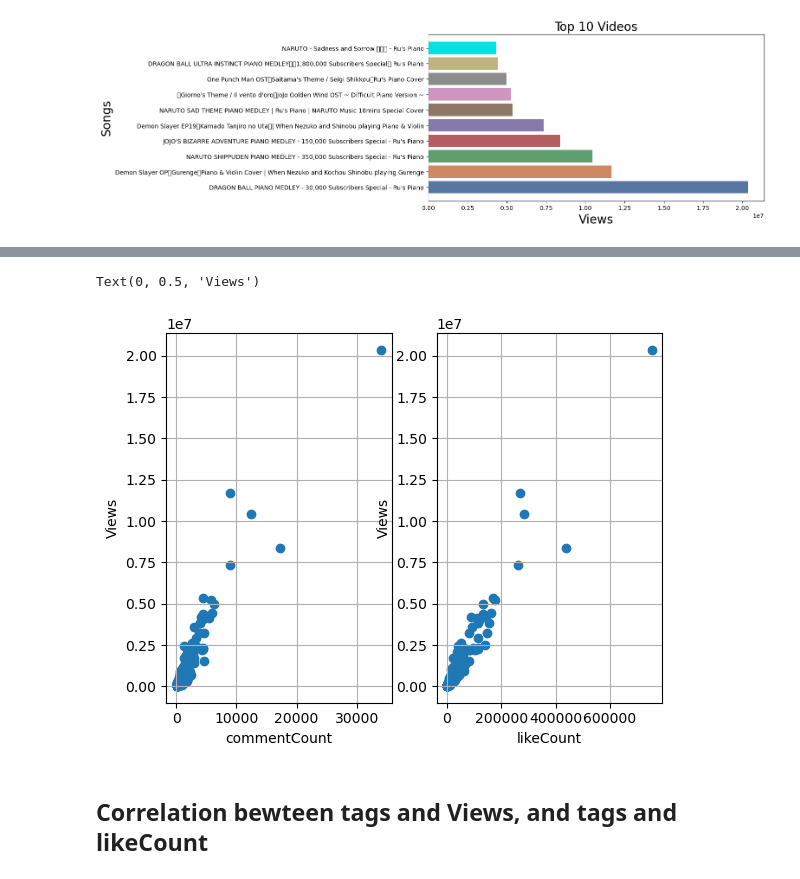
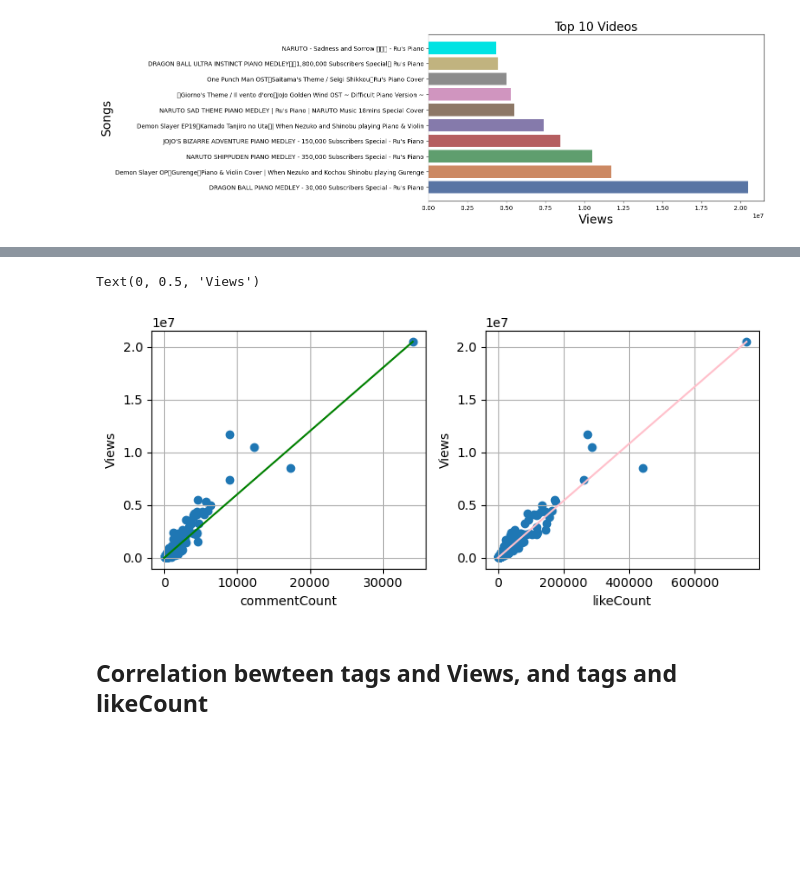
Before and after one commit to Takuyatsai/YouTube-Music-Channel-Analysis, a Jupyter notebook: Rurupaino.ipynb, the cells around one changed output, grey strips where cells are left out. Saved outputs shown, nothing was run; the diff lists cells and outputs as text; code cells hidden in the pictures; blank space fills up the shorter version.

```diff
--- a/Rurupaino.ipynb
+++ b/Rurupaino.ipynb
@@ -10,7 +10,7 @@ import matplotlib.pyplot as plt
 # %%
 api_service_name = "youtube"
 api_version = "v3"
-api_key = '你的金鑰'
+api_key = 'AIzaSyDuv01cLfrdAOaNT7ek2tGi9MfTURafy7Q'
 youtube = build('youtube', 'v3', developerKey = api_key)
 channel_id = 'UCAYrMNl92jw6cpjdpBP8JyA'
 # %% [markdown]
@@ -311,24 +397,26 @@ plt.show()
 # %%
 fig = plt.figure()
 
 x1 = data_rurupaino['commentCount']
 y1 = data_rurupaino['Views']
 plt.subplot(121)
 plt.grid()
 plt.scatter(x1, y1)
+plt.plot([0,x1.max()],[0,y1.max()], color='green')
 plt.xlabel('commentCount')
 plt.ylabel('Views')
 
 x2 = data_rurupaino['likeCount']
 y2 = data_rurupaino['Views']
 plt.subplot(122)
 plt.grid()
 plt.scatter(x2, y2)
+plt.plot([0,x2.max()],[0,y2.max()], color='pink')
 plt.xlabel('likeCount')
 plt.ylabel('Views')
 # %% [output]
 Text(0, 0.5, 'Views')
-[figure, old version]
+[figure, new version]
 # %% [markdown]
 ## Correlation bewteen tags and Views, and tags and likeCount
 # %%
```
Also changed, not shown: parts of 36 cells of this notebook, 4 other files.
